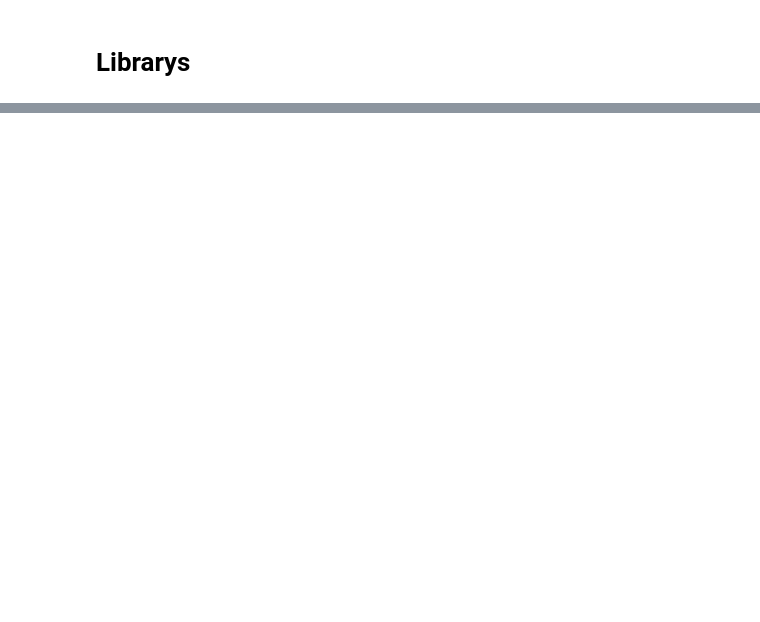
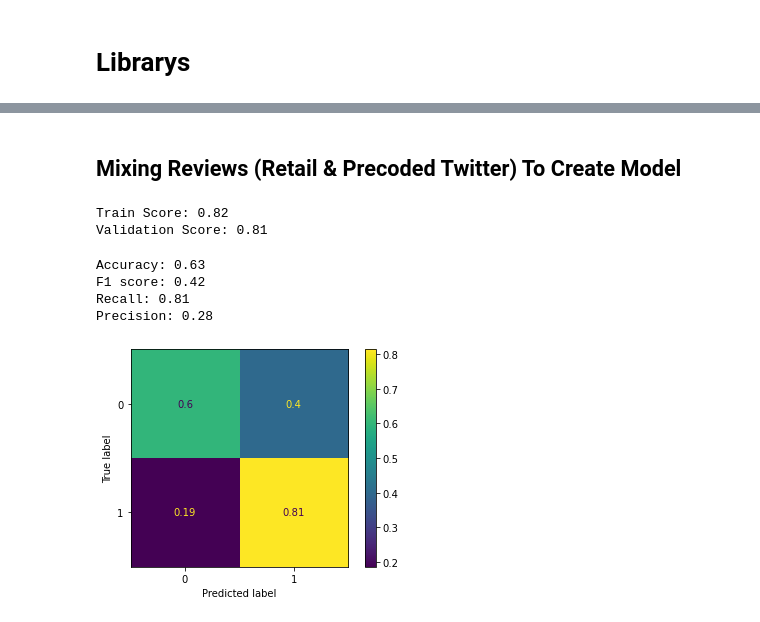
Before and after one commit to rgpihlstrom/NLP-Topic-Modeling, a Jupyter notebook: TextClassificationProductReviews.ipynb, the cells around one changed output, grey strips where cells are left out. Cells and saved outputs as stored; diff of their text form; code cells hidden in the pictures; blank space fills up the shorter version.

```diff
--- a/TextClassificationProductReviews.ipynb
+++ b/TextClassificationProductReviews.ipynb
@@ -235,0 +61,65 @@ fig.show()
+# %% [markdown]
+## Mixing Reviews (Retail & Precoded Twitter) To Create Model  <a class="anchor" id="TrainValidation"></a>
+# %%
+ # Rf Params For Gridsearch
+# X = df_reviews['TextClean4']
+X = df_reviews['TextClean3']
+y = df_reviews['Class']
+X_train, X_test, y_train, y_test = train_test_split(X, y, test_size=0.2, random_state=42)
+
+# class_weights = compute_class_weight('balanced', classes = np.unique(y_train), y = np.ravel(y_train))
+# class_weights
+
+hyp_params_rf = [{
+'criterion': ['gini'],
+'max_depth': [1],
+'n_estimators': [275],
+'min_samples_split': [2],
+'min_samples_leaf':[400],
+'max_features': [.2],# 1
+'oob_score':[True],
+'bootstrap': [True],
+'random_state':[0],
+'class_weight':[{0:.58, 1:3.6}]
+}]
+
+
+vectorizer = TfidfVectorizer(norm='l1')
+
+X_train_tfidf = vectorizer.fit_transform(X_train) # remember to use the original X_train set
+X_test_tfidf = vectorizer.transform(X_test) # remember to use the original X_train set
+X_train_tfidf.shape
+
+estimator = RandomForestClassifier()
+gridF = GridSearchCV(estimator=estimator, param_grid=hyp_params_rf, scoring="recall",cv = 10, n_jobs = -1)
+
+
+Rf_MixedReviewsModel = gridF.fit(X_train_tfidf, y_train)
+
+modelscore_Train = round(Rf_MixedReviewsModel.score(X_train_tfidf, y_train),2)
+modelscore_Test = round(Rf_MixedReviewsModel.score(X_test_tfidf, y_test),2)
+
+print(f'Train Score: {modelscore_Train}')
+print(f'Validation Score: {modelscore_Test}')
+# print("Best Parameters: \n{}\n".format(bestF.best_params_))
+# %% [output]
+Train Score: 0.82
+Validation Score: 0.81
+# %%
+predictions = Rf_MixedReviewsModel.predict(X_test_tfidf)
+print (f'Accuracy: {round(accuracy_score(y_test, predictions),2)}')
+print (f'F1 score: {round(f1_score(y_test, predictions),2)}')
+print (f'Recall: {round(recall_score(y_test, predictions),2)}')
+print (f'Precision: {round(precision_score(y_test, predictions),2)}')
+# print (f'\n clasification report: \n  {classification_report(y_test,predictions)}')
+# print (f'\n confussion matrix: \n {confusion_matrix(y_test, predictions)}')
+# %% [output]
+Accuracy: 0.63
+F1 score: 0.42
+Recall: 0.81
+Precision: 0.28
+# %%
+plot_confusion_matrix(Rf_MixedReviewsModel, X_test_tfidf, y_test, normalize="true")
+plt.show()
+# %% [output]
+[figure, added]
```
Also changed, not shown: parts of 36 cells of this notebook, 12 other files.
